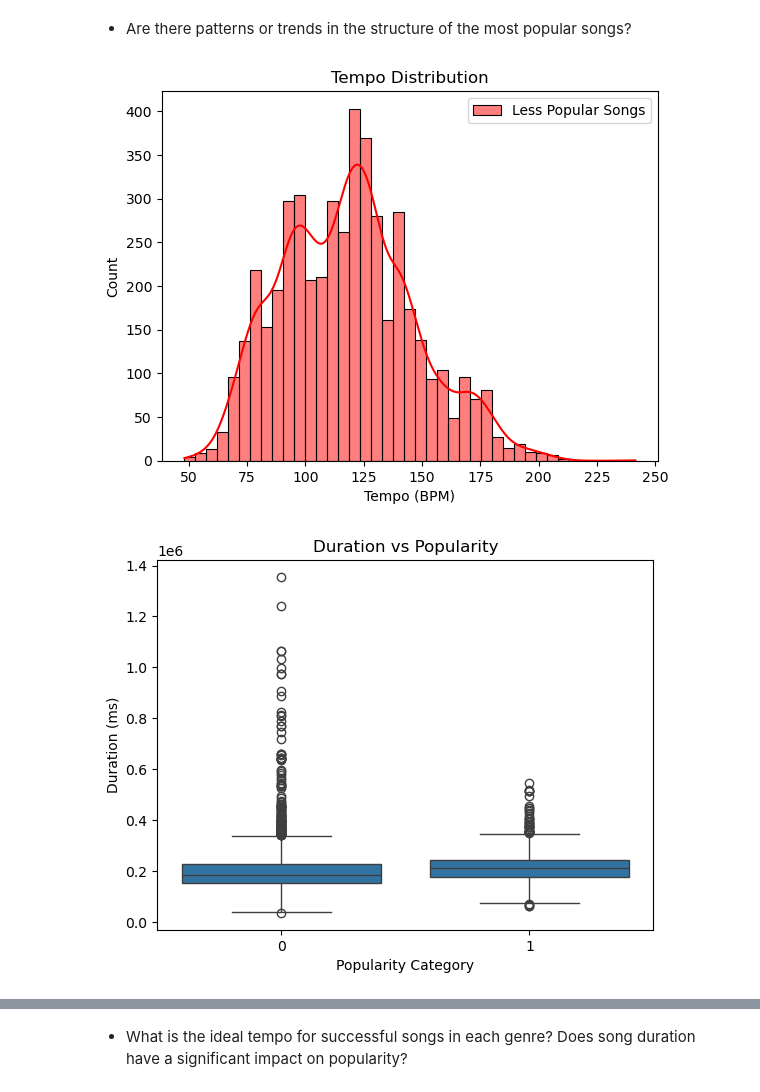
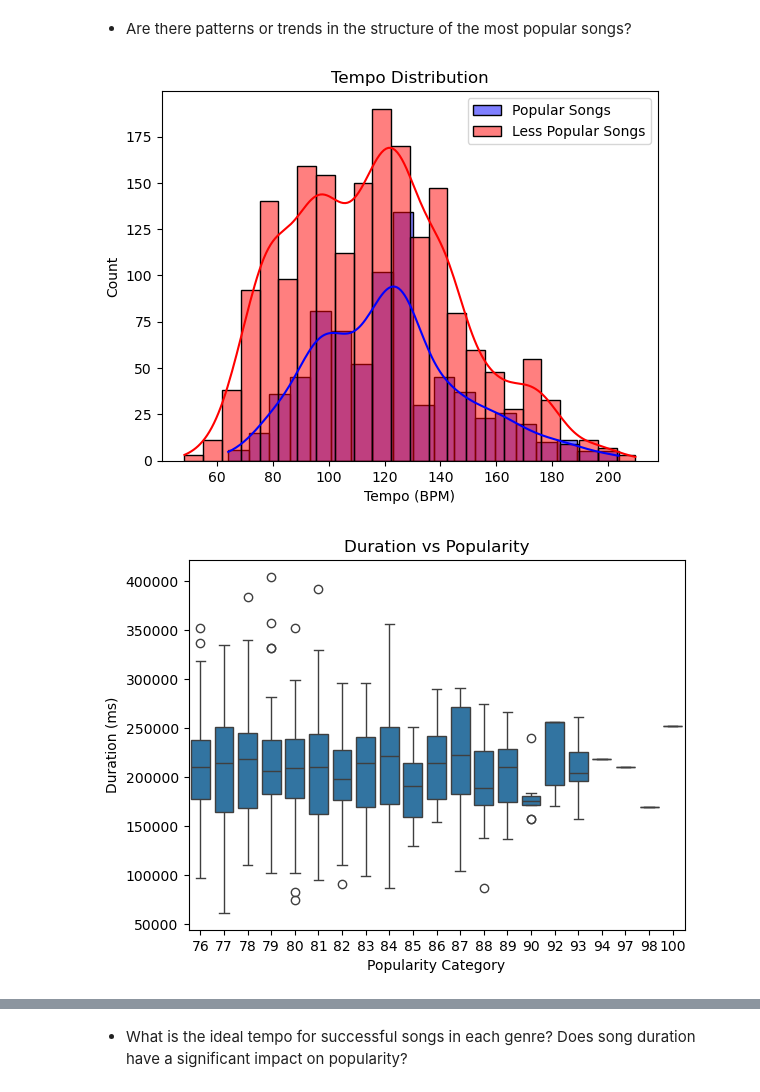
Before and after one commit to LuiisClaudio/spotify-analytics, a Jupyter notebook: capstone_project_proposal.ipynb, the cells around one changed output, grey strips where cells are left out. Saved outputs shown, nothing was run; the diff lists cells and outputs as text; code cells hidden in the pictures.

Commit message:
Fix track_popularity feature and adding feature scaled attribute

```diff
--- a/capstone_project_proposal.ipynb
+++ b/capstone_project_proposal.ipynb
@@ -321,3 +321,7 @@ release_year                   int32
 release_month                  int32
 release_day                    int32
 dtype: object
+# %%
+#Derivated columns from the dataset with scale features
+features = ['danceability', 'energy', 'loudness', 'speechiness', 'acousticness', 'instrumentalness', 'liveness', 'valence', 'tempo']
+df[features].describe()
@@ -323,0 +338,14 @@ dtype: object
+# %%
+from sklearn.preprocessing import MinMaxScaler
+
+# Create derived columns for scaled features
+
+# Initialize the scaler
+scaler = MinMaxScaler()
+
+# Scale the features and add them as new columns
+scaled_features = ['scaled_' + feature for feature in features]
+df[scaled_features] = scaler.fit_transform(df[features])
+
+# Display the first few rows to verify the scaled columns
+df[scaled_features].head()
@@ -409,29 +444,30 @@ RMSE: 0.45
 - Are there patterns or trends in the structure of the most popular songs?
 # %%
 # Define popular and less popular songs
-popular_songs = df[df['popularity'] > 75]
-less_popular_songs = df[df['popularity'] < 50]
+popular_songs = df[df['track_popularity'] > 75]
+less_popular_songs = df[df['track_popularity'] < 50]
 
 # Analyze tempo
 sns.histplot(popular_songs['tempo'], color='blue', label='Popular Songs', kde=True)
 sns.histplot(less_popular_songs['tempo'], color='red', label='Less Popular Songs', kde=True)
 plt.title('Tempo Distribution')
 plt.xlabel('Tempo (BPM)')
 plt.legend()
 plt.show()
 
 # Analyze duration
-sns.boxplot(data=df, x='popularity', y='duration_ms')
+sns.boxplot(data=popular_songs, x='track_popularity', y='duration_ms')
 plt.title('Duration vs Popularity')
 plt.xlabel('Popularity Category')
 plt.ylabel('Duration (ms)')
+plt.figure(figsize=(20, 12))
 plt.show()
 
 # Analyze key and mode
 popular_keys = popular_songs['key'].value_counts(normalize=True)
 popular_modes = popular_songs['mode'].value_counts(normalize=True)
 print("Popular Keys:\n", popular_keys)
 print("Popular Modes:\n", popular_modes)
 # %% [output]
-[figure, old version]
+[figure, new version]
-[figure, old version]
+[figure, new version]
```
Also changed, not shown: parts of 13 cells of this notebook.
